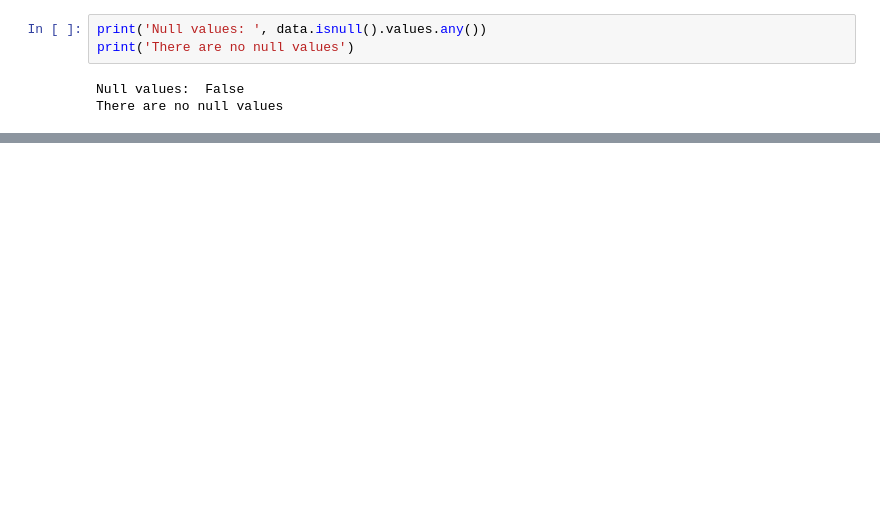
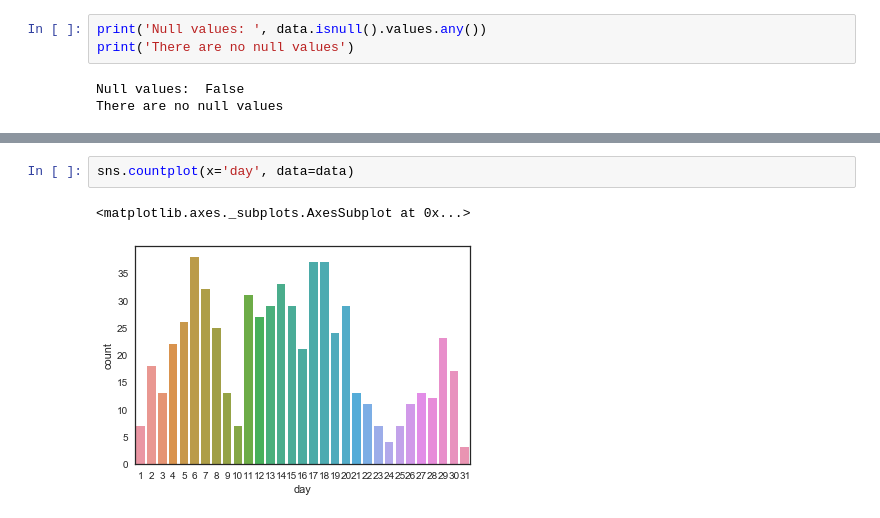
Before and after one commit to GaworO/Bank-MachineLearning, a Jupyter notebook: small.ipynb, the cells around one changed output, grey strips where cells are left out. Saved outputs shown, nothing was run; the diff lists cells and outputs as text; blank space fills up the shorter version.

```diff
--- a/small.ipynb
+++ b/small.ipynb
@@ -104,0 +124,5 @@ array([[35, 9, 1, ..., 94, 1, 'failure'],
+# %%
+sns.countplot(x='day', data=data)
+# %% [output]
+<matplotlib.axes._subplots.AxesSubplot at 0x...>
+[figure, added]
```
Also changed, not shown: parts of 19 cells of this notebook.
